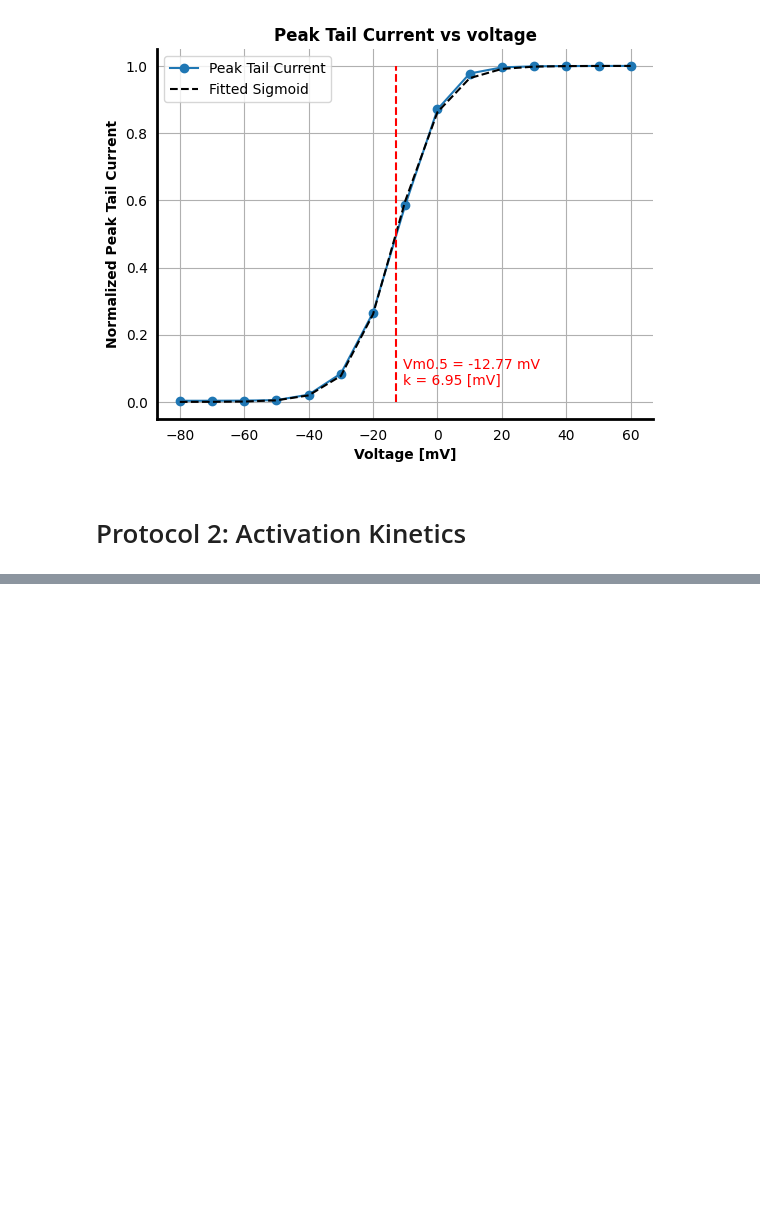
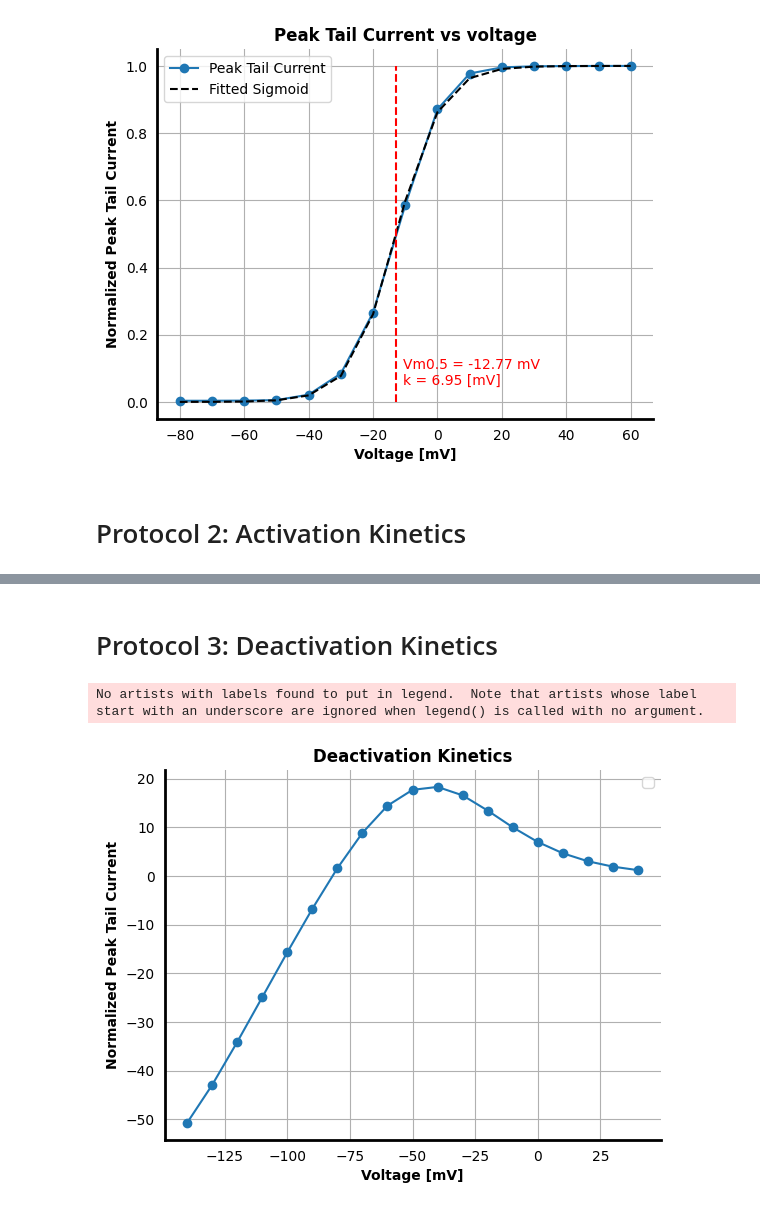
Before and after one commit to Nielssss99/Cold-Receptor, a Jupyter notebook: Kv11/Fit_Kv11.ipynb, the cells around one changed output, grey strips where cells are left out. Saved outputs shown, nothing was run; the diff lists cells and outputs as text; code cells hidden in the pictures; blank space fills up the shorter version.

Commit message:
Add 3th protocol

```diff
--- a/Kv11/Fit_Kv11.ipynb
+++ b/Kv11/Fit_Kv11.ipynb
@@ -284,0 +343,26 @@ plt.show()
+# %% [markdown]
+# Protocol 3: Deactivation Kinetics
+# %%
+# ----- Parameters
+Vmclamp = -80.0 # [mV]
+Vmpres = np.array([60.0]) # [mV]
+dpres = np.array([2.0]) # [s]
+Vmtests = np.arange(-140, 41, 10) # [mV]
+dtest = 1.0 # [s]
+dt = 0.0001 # [s]
+Ek = -82.0 # [mV]
+
+act_data = pktailcurr_Vm(
+        Vmclamp = Vmclamp, Vmpres = Vmpres, dpres = dpres, Vmtests = Vmtests,
+        dtest = dtest, dt = dt, Ek = Ek
+    )
+
+plt.plot(Vmtests, act_data[0, 0, :], "o-")
+plt.xlabel('Voltage [mV]', fontweight = 'bold')
+plt.ylabel('Normalized Peak Tail Current', fontweight = 'bold')
+plt.title('Deactivation Kinetics', fontweight = 'bold')
+style_plot()
+plt.show()
+# %% [output]
+No artists with labels found to put in legend.  Note that artists whose label start with an underscore are ignored when legend() is called with no argument.
+[figure, added]
```
Also changed, not shown: parts of 4 cells of this notebook, 6 other files.
